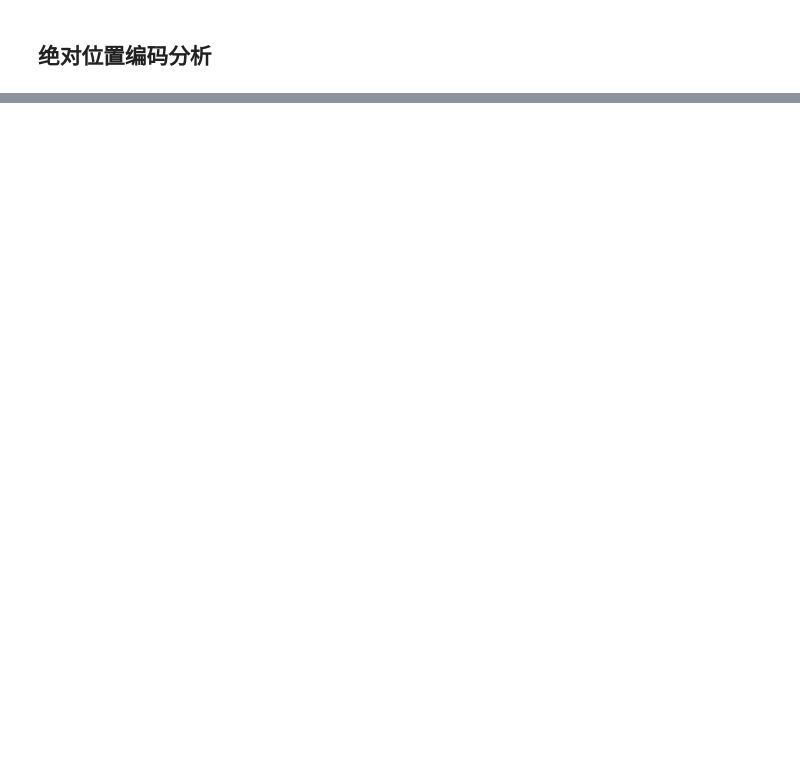
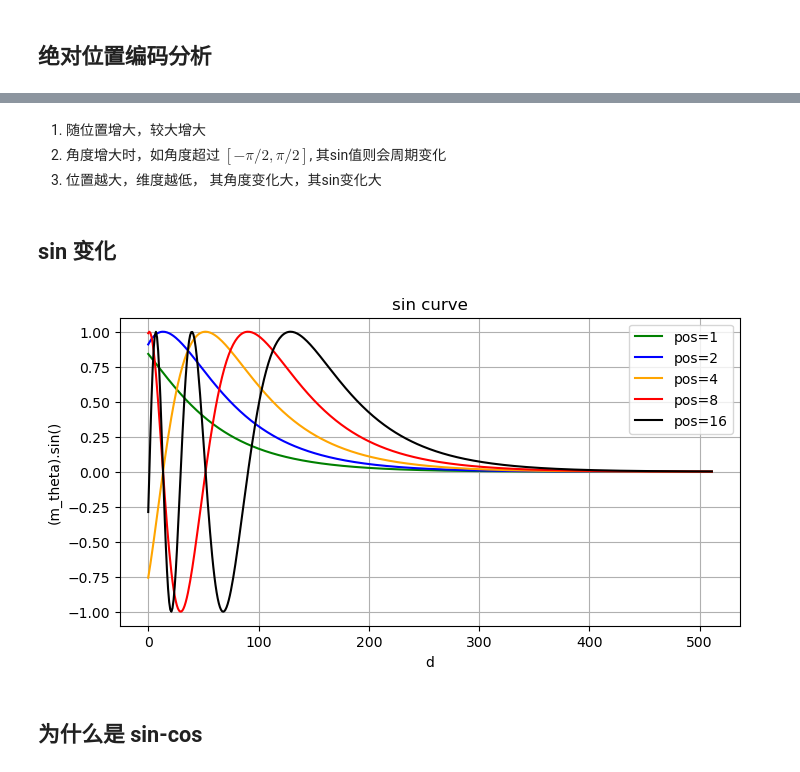
Before and after one commit to duani-excellence/MA-RLHF, a Jupyter notebook: lecture/lc2_transformer/Positional_Encoding.ipynb, the cells around one changed output, grey strips where cells are left out. Saved outputs shown, nothing was run; the diff lists cells and outputs as text; code cells hidden in the pictures; blank space fills up the shorter version.

```diff
--- a/lecture/lc2_transformer/Positional_Encoding.ipynb
+++ b/lecture/lc2_transformer/Positional_Encoding.ipynb
@@ -281,0 +374,26 @@ tensor([[-0.2684, -0.0155, -0.2947,  0.0571,  0.1456,  0.3240, -0.1990,  0.5573]
+# %% [markdown]
+1. 随位置增大，较大增大
+2. 角度增大时，如角度超过 $[-\pi/2, \pi/2]$, 其sin值则会周期变化
+3. 位置越大，维度越低， 其角度变化大，其sin变化大
+# %% [markdown]
+## sin 变化
+# %%
+import matplotlib.pyplot as plt
+
+plt.figure(figsize=(8, 4))
+x = torch.arange(d_model / 2).tolist()
+color_list = ['green', 'blue', 'orange', 'red', 'black', 'pink', 'yellow', 'purple' ]
+for i in range(5):
+    m = int(2**i)
+    plt.plot(x, m_theta[m, :].sin().tolist(), label=f'pos={m}', color=color_list[i], )
+
+plt.title("sin curve")
+plt.xlabel("d")
+plt.ylabel("(m_theta).sin()")
+plt.legend()
+plt.grid(True)
+plt.show()
+# %% [output]
+[figure, added]
+# %% [markdown]
+## 为什么是 sin-cos
```
Also changed, not shown: parts of 28 cells of this notebook, 7 other files.
